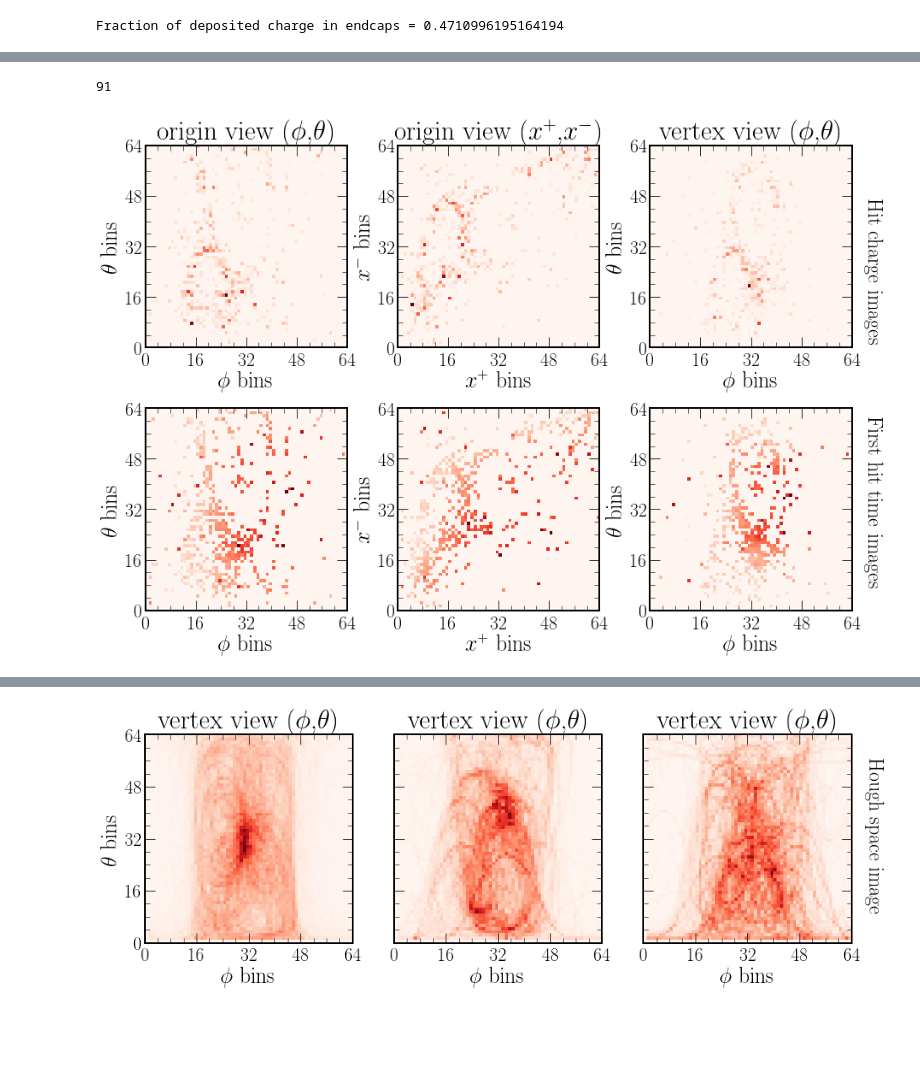
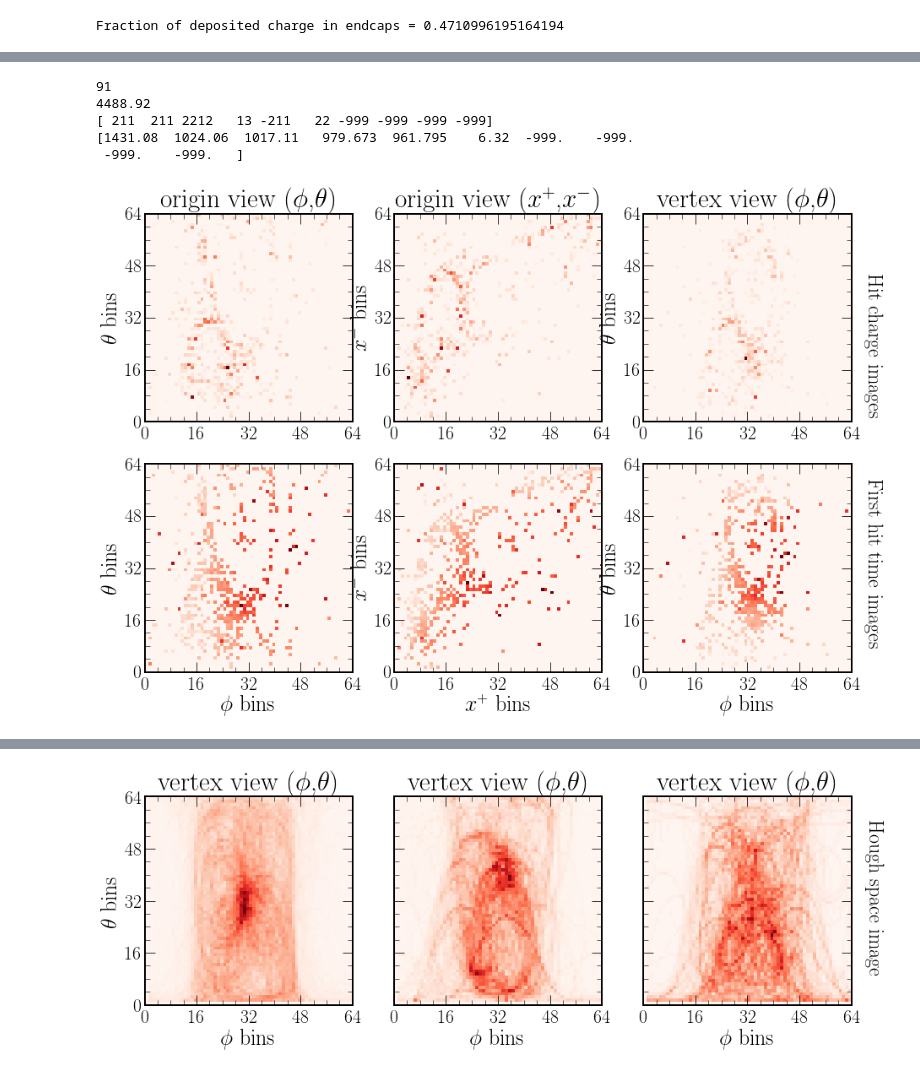
Before and after one commit to chipsneutrino/chips-net, a Jupyter notebook: analysis.ipynb, the cells around one changed output, grey strips where cells are left out. Saved outputs shown, nothing was run; the diff lists cells and outputs as text; code cells hidden in the pictures; blank space fills up the shorter version.

```diff
--- a/analysis.ipynb
+++ b/analysis.ipynb
@@ -261,7 +259,7 @@ chipsnet.plotting.save(save_path + "explore_nu_energies")
 image_size = [64, 64]
 images_dict = {"r_charge_map_origin": [], "r_charge_map_iso": [], "r_charge_map_vtx": [],
                "r_time_map_origin": [], "r_time_map_iso": [], "r_time_map_vtx": [], "r_hough_map_vtx": []}
-true_dict = {"t_code": []}
+true_dict = {"t_code": [], "t_nuEnergy": [], "t_p_pdgs": [], "t_p_energies": []}
 
 # Load the images into the dictionary
 nuel_file = uproot.open(nuel_map_file)
@@ -297,7 +303,15 @@ chipsnet.plotting.plot_hit_time(images_dict, 41, save_path+"explore_nuel_ccqel_e
 # %%
-print(true_dict["t_code"][2037])
+event_num = 2037
+print(true_dict["t_code"][event_num])
+print(true_dict["t_nuEnergy"][event_num])
+print(true_dict["t_p_pdgs"][event_num])
+print(true_dict["t_p_energies"][event_num])
 chipsnet.plotting.plot_hit_time(images_dict, 2037, save_path+"explore_numu_ccdis_event")
 # %% [output]
 91
+4488.92
+[ 211  211 2212   13 -211   22 -999 -999 -999 -999]
+[1431.08  1024.06  1017.11   979.673  961.795    6.32  -999.    -999.
+ -999.    -999.   ]
-[figure, old version]
+[figure, new version]
 # %%
```
Also changed, not shown: parts of 97 cells of this notebook, 23 other files.
